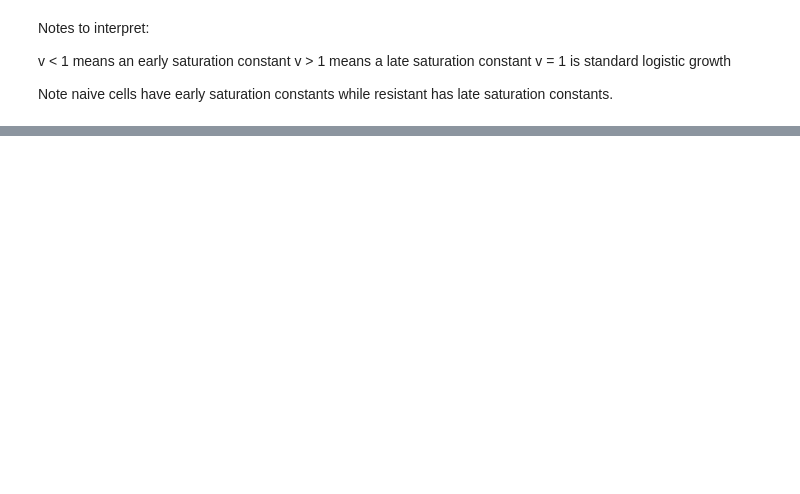
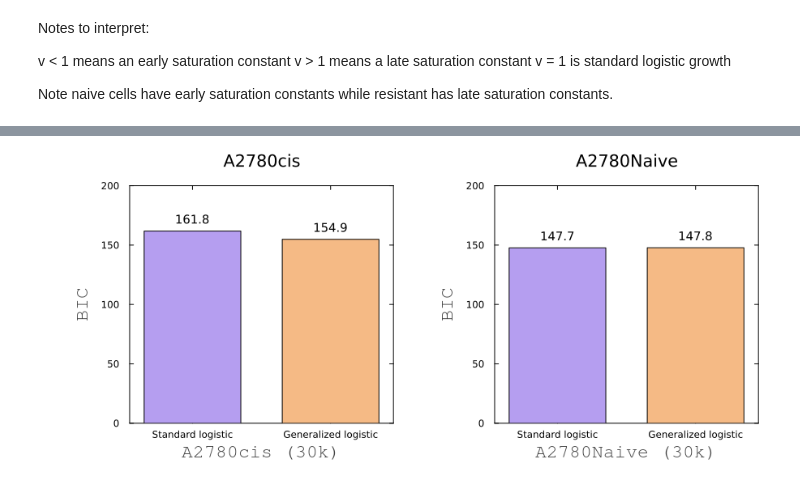
Before and after one commit to kadinelbak/CancerGrowthDynamics, a Jupyter notebook: Modelling Data Notebooks/Untreated MonoCulture/Untreated MonoCulture Math Modelling.ipynb, the cells around one changed output, grey strips where cells are left out. Cells and saved outputs as stored; diff of their text form; code cells hidden in the pictures; blank space fills up the shorter version.

```diff
--- a/Modelling Data Notebooks/Untreated MonoCulture/Untreated MonoCulture Math Modelling.ipynb
+++ b/Modelling Data Notebooks/Untreated MonoCulture/Untreated MonoCulture Math Modelling.ipynb
@@ -1120,0 +1377,51 @@ end
+# %%
+begin
+    using Plots, Measures
+
+    # BIC values (30k)
+    bic_std_naive = 147.6643577290656
+    bic_gen_naive = 147.75421735288052
+    bic_std_cis   = 161.8254704716187
+    bic_gen_cis   = 154.85805688815574
+
+    std_color = RGB(0.71, 0.62, 0.94)   # lavender
+    gen_color = RGB(0.96, 0.73, 0.52)   # light orange
+
+    function make_bar(title_str, xlabel_str, vals)
+        labels = ["Standard logistic", "Generalized logistic"]
+        colors = [std_color, gen_color]
+        p = bar(
+            labels, vals;
+            bar_width = 0.7,
+            color = colors,
+            legend = false,
+            xlabel = xlabel_str,
+            ylabel = "BIC",
+            xguidefont = font(12, :bold),
+            yguidefont = font(12, :bold),
+            framestyle = :box,
+            grid = false,
+            size = (400, 350),
+            background_color = :white,
+            ylims = (0, 200),
+            title = title_str,
+            left_margin = 15mm,
+            top_margin = 5mm,
+            bottom_margin = 8mm,
+        )
+        # Numeric labels inside bars (near the top)
+        offset = 1.5  # tweak if needed
+        for (i, v) in enumerate(vals)
+            annotate!(p, (i-0.5, v+10, text(string(round(v, digits=1)), 10, :black, :center)))
+        end
+
+        return p
+    end
+
+    p_cis   = make_bar("A2780cis",  "A2780cis (30k)",  [bic_std_cis,  bic_gen_cis])
+    p_naive = make_bar("A2780Naive","A2780Naive (30k)", [bic_std_naive, bic_gen_naive])
+
+    plot(p_cis, p_naive; layout=(1,2), size=(900, 400))
+end
+# %% [output]
+[figure, added]
```
Also changed, not shown: parts of 6 cells of this notebook, 2 other files.
